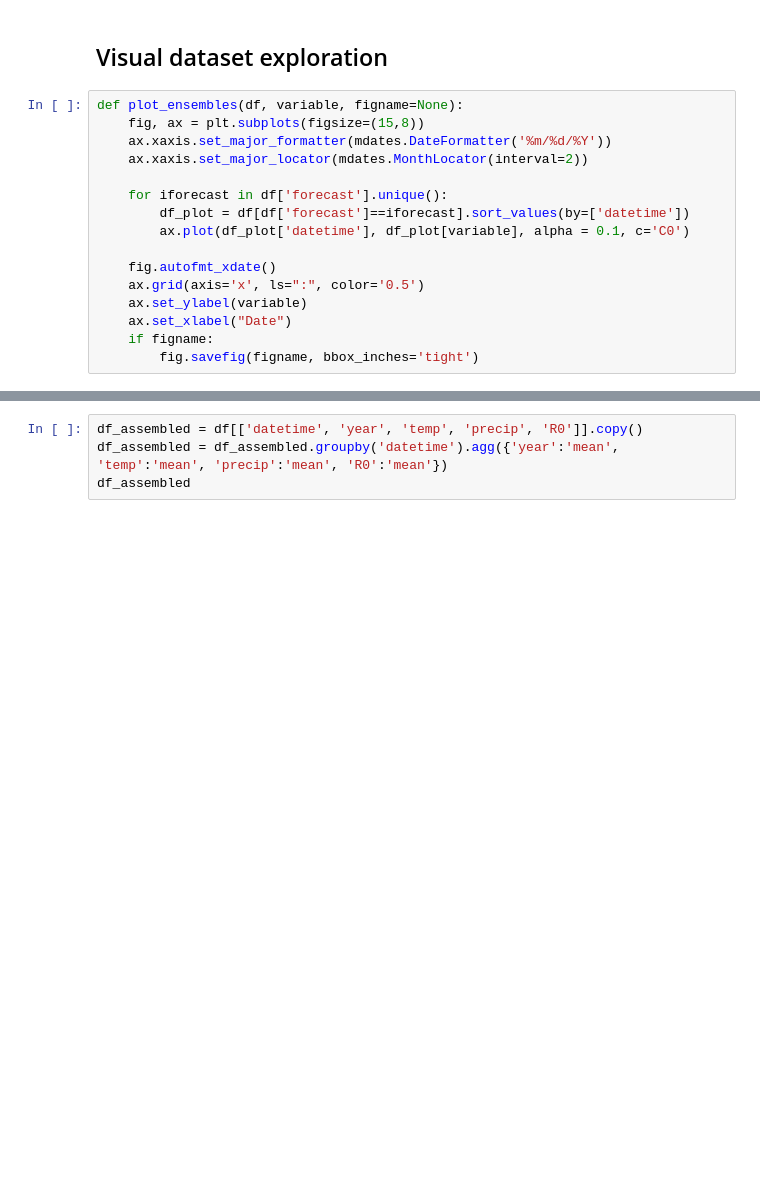
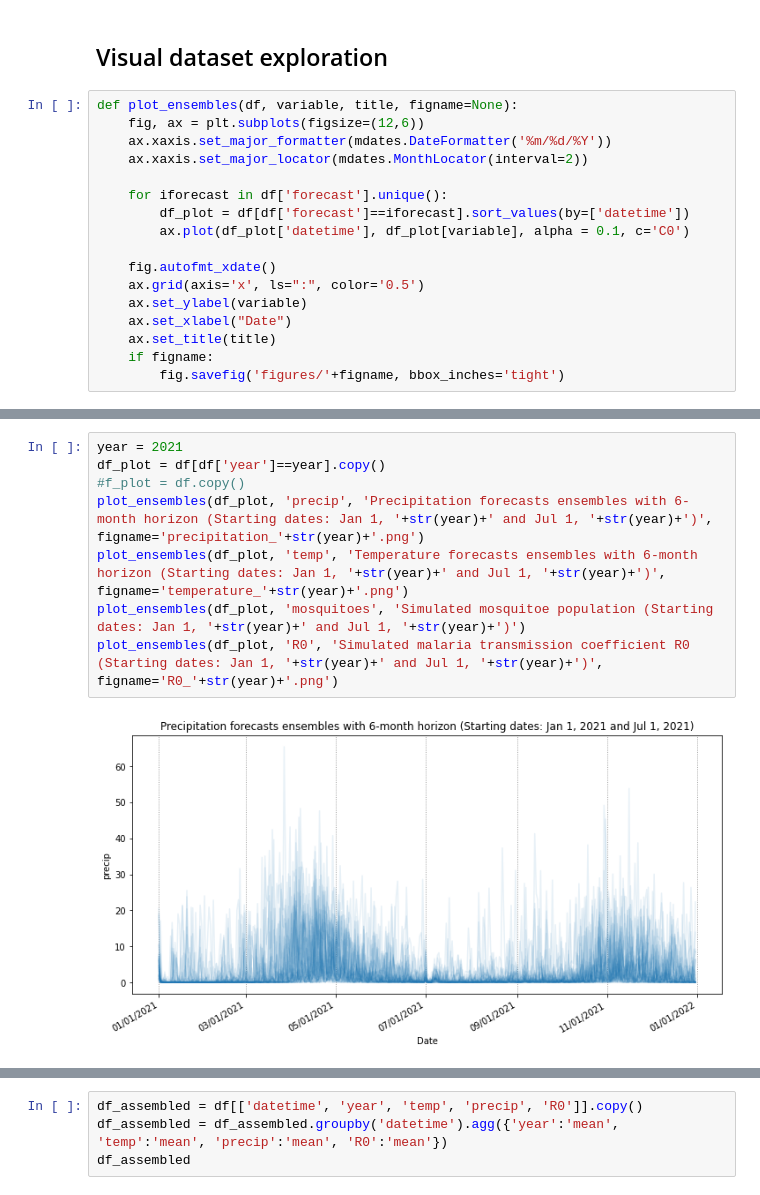
Before and after one commit to IBM/UQ-climate-impact-benchmarking, a Jupyter notebook: Malaria_modeling.ipynb, the cells around one changed output, grey strips where cells are left out. Drawn from its saved outputs; the diff is of its cells as text; blank space fills up the shorter version.

```diff
--- a/Malaria_modeling.ipynb
+++ b/Malaria_modeling.ipynb
@@ -153,8 +153,8 @@ df.to_csv('datasets/R0_malaria_model_variables.csv', index=False)
 # %% [markdown]
 ## Visual dataset exploration
 # %%
-def plot_ensembles(df, variable, figname=None):
-    fig, ax = plt.subplots(figsize=(15,8))
+def plot_ensembles(df, variable, title, figname=None):
+    fig, ax = plt.subplots(figsize=(12,6))
     ax.xaxis.set_major_formatter(mdates.DateFormatter('%m/%d/%Y'))
     ax.xaxis.set_major_locator(mdates.MonthLocator(interval=2))
 
@@ -166,5 +166,6 @@ def plot_ensembles(df, variable, figname=None):
     ax.grid(axis='x', ls=":", color='0.5')
     ax.set_ylabel(variable)
     ax.set_xlabel("Date")
+    ax.set_title(title)
     if figname:
-        fig.savefig(figname, bbox_inches='tight')
+        fig.savefig('figures/'+figname, bbox_inches='tight')
@@ -183,0 +172,10 @@ plot_ensembles(df_plot, 'R0')
+# %%
+year = 2021
+df_plot = df[df['year']==year].copy()
+#f_plot = df.copy()
+plot_ensembles(df_plot, 'precip', 'Precipitation forecasts ensembles with 6-month horizon (Starting dates: Jan 1, '+str(year)+' and Jul 1, '+str(year)+')', figname='precipitation_'+str(year)+'.png')
+plot_ensembles(df_plot, 'temp', 'Temperature forecasts ensembles with 6-month horizon (Starting dates: Jan 1, '+str(year)+' and Jul 1, '+str(year)+')', figname='temperature_'+str(year)+'.png')
+plot_ensembles(df_plot, 'mosquitoes', 'Simulated mosquitoe population (Starting dates: Jan 1, '+str(year)+' and Jul 1, '+str(year)+')')
+plot_ensembles(df_plot, 'R0', 'Simulated malaria transmission coefficient R0 (Starting dates: Jan 1, '+str(year)+' and Jul 1, '+str(year)+')', figname='R0_'+str(year)+'.png')
+# %% [output]
+[figure, added]
```
Also changed, not shown: parts of 2 cells of this notebook, 4 other files.
